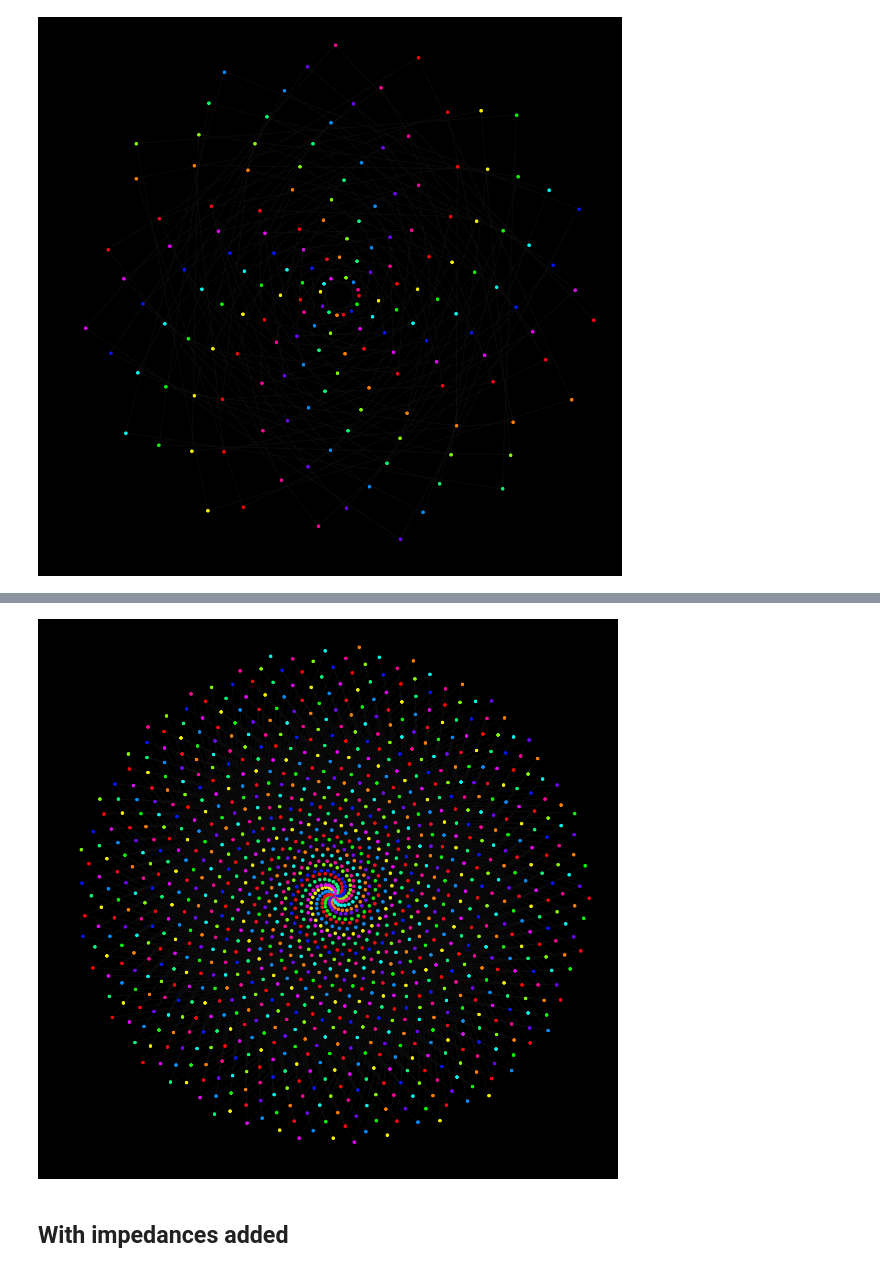
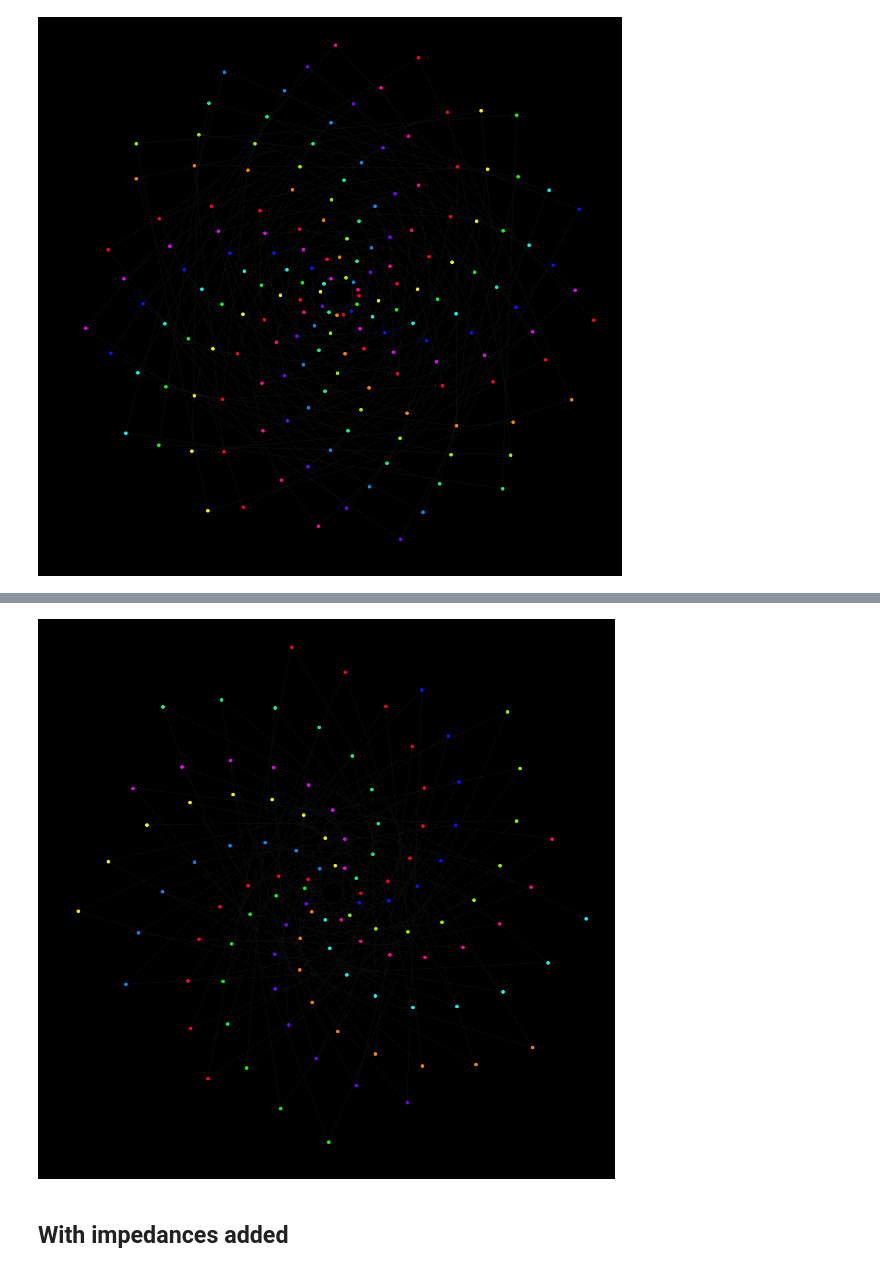
Before and after one commit to fbunc/000_3_symbols_and_deltas_in_one, a Jupyter notebook: impedances_and_numbers_example.ipynb, the cells around one changed output, grey strips where cells are left out. Cells and saved outputs as stored; diff of their text form; code cells hidden in the pictures.

```diff
--- a/impedances_and_numbers_example.ipynb
+++ b/impedances_and_numbers_example.ipynb
@@ -272,24 +274,24 @@ get_impedance_wheels(S,M,batch_size,T_o,T_mod,T_color,SIZE,K,rand,title,ani,scat
 # %%
-batch_size=37*37
+batch_size=37*3
 S=np.arange(0,batch_size)
 M=13
 T_o =0.5*(1+np.sqrt(5))
 T_mod = 13
 T_color =13
 SIZE =20
 K=1/80
 rand=0
 title='test'
 ani=0
 scat=1
 text_1=0
 text_2=0
 font=12
 scat_dot=39
 lines=1
 get_impedance_wheels(S,M,batch_size,T_o,T_mod,T_color,SIZE,K,rand,title,ani,scat,text_1,text_2,font,scat_dot,lines)
 # %% [output]
-[figure, old version]
+[figure, new version]
 # %% [markdown]
 ## With impedances added
 # %%
```
Also changed, not shown: parts of 5 cells of this notebook, 1 other file.
